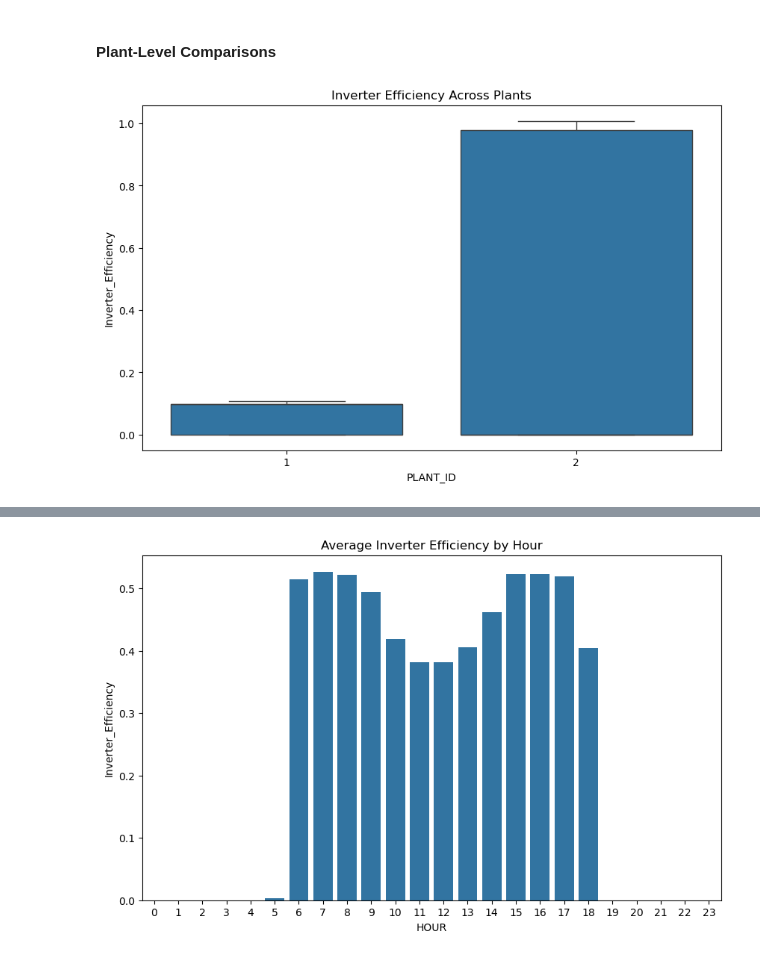
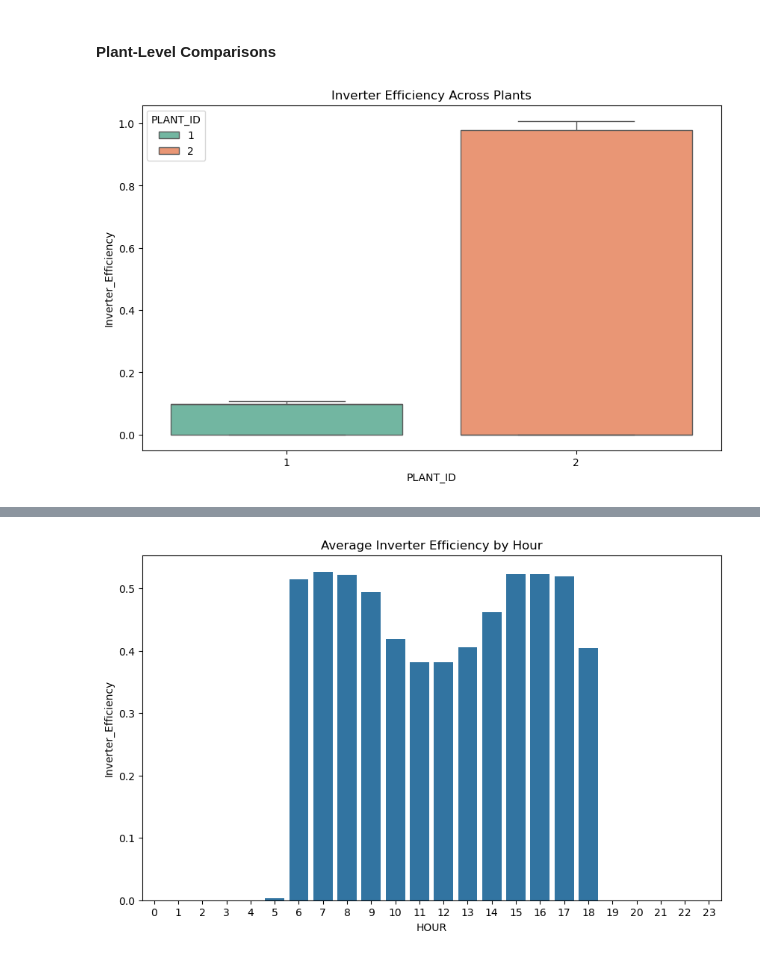
Before and after one commit to audreymalloy/Springboard_DataScience, a Jupyter notebook: Capstone-3-Solar/EDA/solar_eda.ipynb, the cells around one changed output, grey strips where cells are left out. Saved outputs shown, nothing was run; the diff lists cells and outputs as text; code cells hidden in the pictures.

```diff
--- a/Capstone-3-Solar/EDA/solar_eda.ipynb
+++ b/Capstone-3-Solar/EDA/solar_eda.ipynb
@@ -165,8 +200,8 @@ plt.show()
 #### Plant-Level Comparisons
 # %%
 plt.figure(figsize=(10, 6))
-sns.boxplot(x='PLANT_ID', y='Inverter_Efficiency', data=df)
+sns.boxplot(x='PLANT_ID', y='Inverter_Efficiency', data=df, hue='PLANT_ID', palette='Set2')
 plt.title('Inverter Efficiency Across Plants')
 plt.show()
 # %% [output]
-[figure, old version]
+[figure, new version]
```
Also changed, not shown: parts of 21 cells of this notebook.
